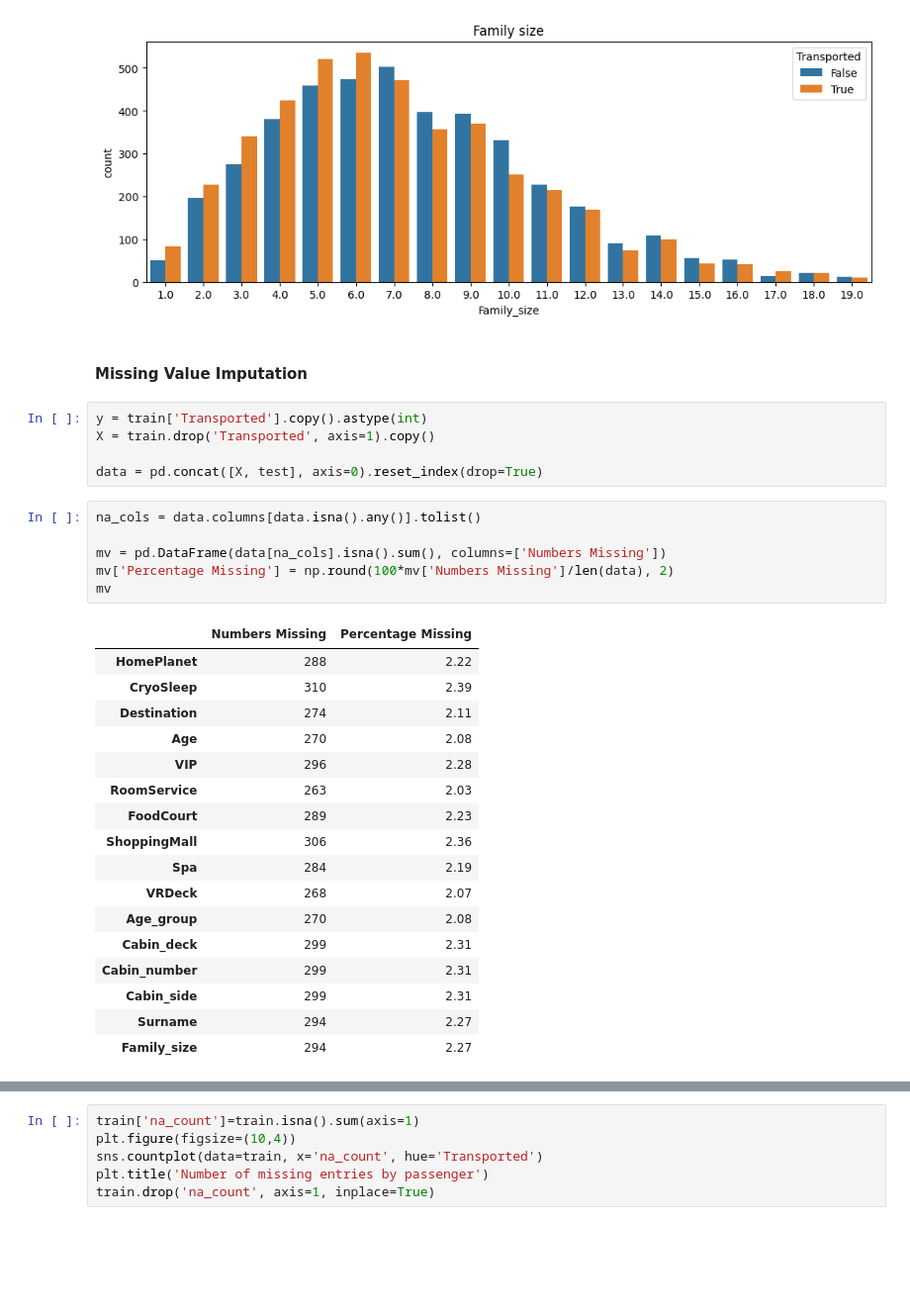
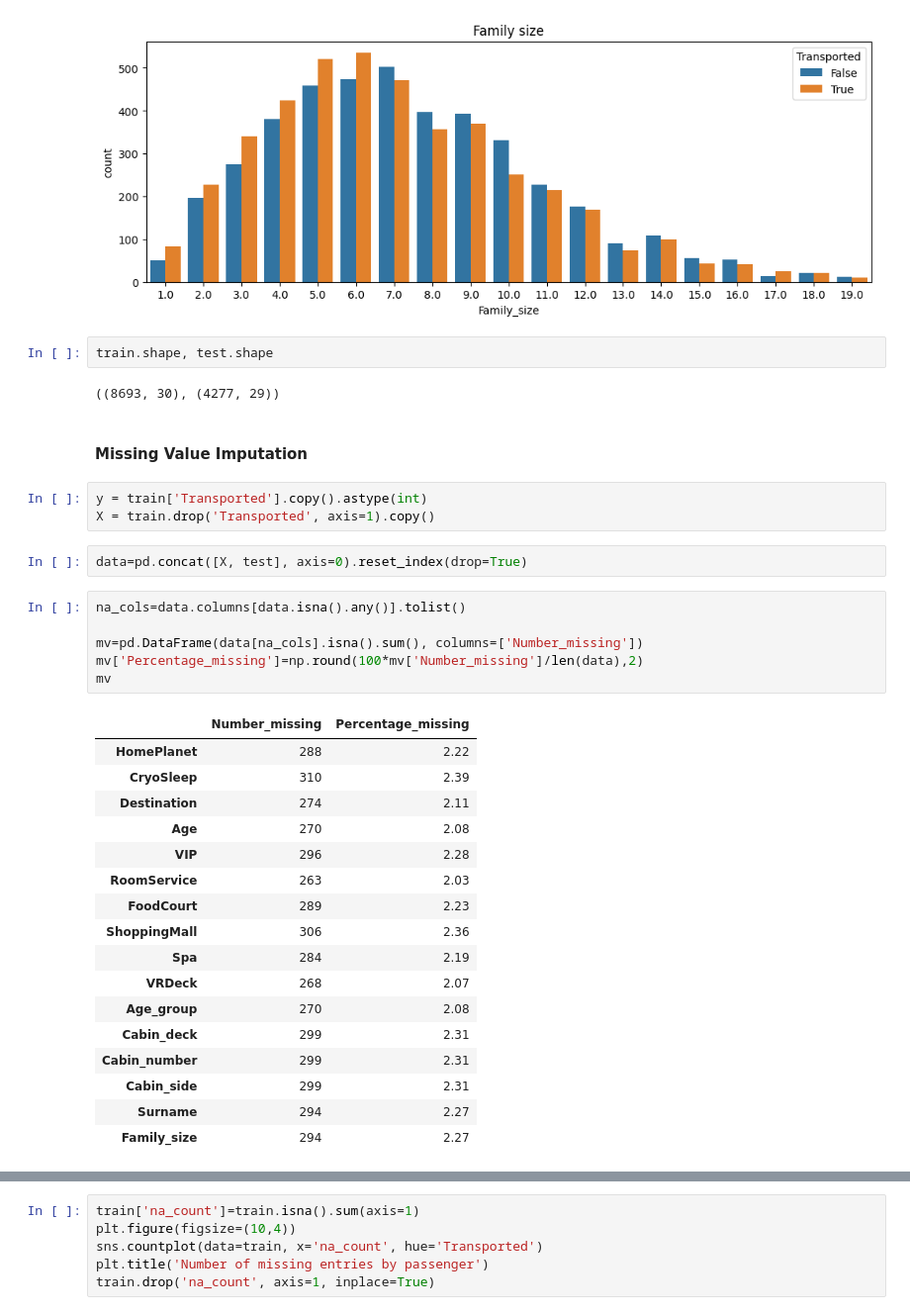
Before and after one commit to hari-2904/space-ship, a Jupyter notebook: notebooks/space-ship.ipynb, the cells around one changed output, grey strips where cells are left out. Shown at 99% size. Saved outputs shown, nothing was run; the diff lists cells and outputs as text; blank space fills up the shorter version.

```diff
--- a/notebooks/space-ship.ipynb
+++ b/notebooks/space-ship.ipynb
@@ -399,21 +423,25 @@ plt.title('Family size')
 plt.show()
 # %% [output]
 [figure]
+# %%
+train.shape, test.shape
+# %% [output]
+((8693, 30), (4277, 29))
 # %% [markdown]
 #### Missing Value Imputation
 # %%
 y = train['Transported'].copy().astype(int)
 X = train.drop('Transported', axis=1).copy()
-
-data = pd.concat([X, test], axis=0).reset_index(drop=True)
+# %%
+data=pd.concat([X, test], axis=0).reset_index(drop=True)
 # %%
-na_cols = data.columns[data.isna().any()].tolist()
+na_cols=data.columns[data.isna().any()].tolist()
 
-mv = pd.DataFrame(data[na_cols].isna().sum(), columns=['Numbers Missing'])
-mv['Percentage Missing'] = np.round(100*mv['Numbers Missing']/len(data), 2)
+mv=pd.DataFrame(data[na_cols].isna().sum(), columns=['Number_missing'])
+mv['Percentage_missing']=np.round(100*mv['Number_missing']/len(data),2)
 mv
 # %% [output]
-|  | Numbers Missing | Percentage Missing |
+|  | Number_missing | Percentage_missing |
 | HomePlanet | 288 | 2.22 |
 | CryoSleep | 310 | 2.39 |
 | Destination | 274 | 2.11 |
```
Also changed, not shown: parts of 71 cells of this notebook, 5 other files.
